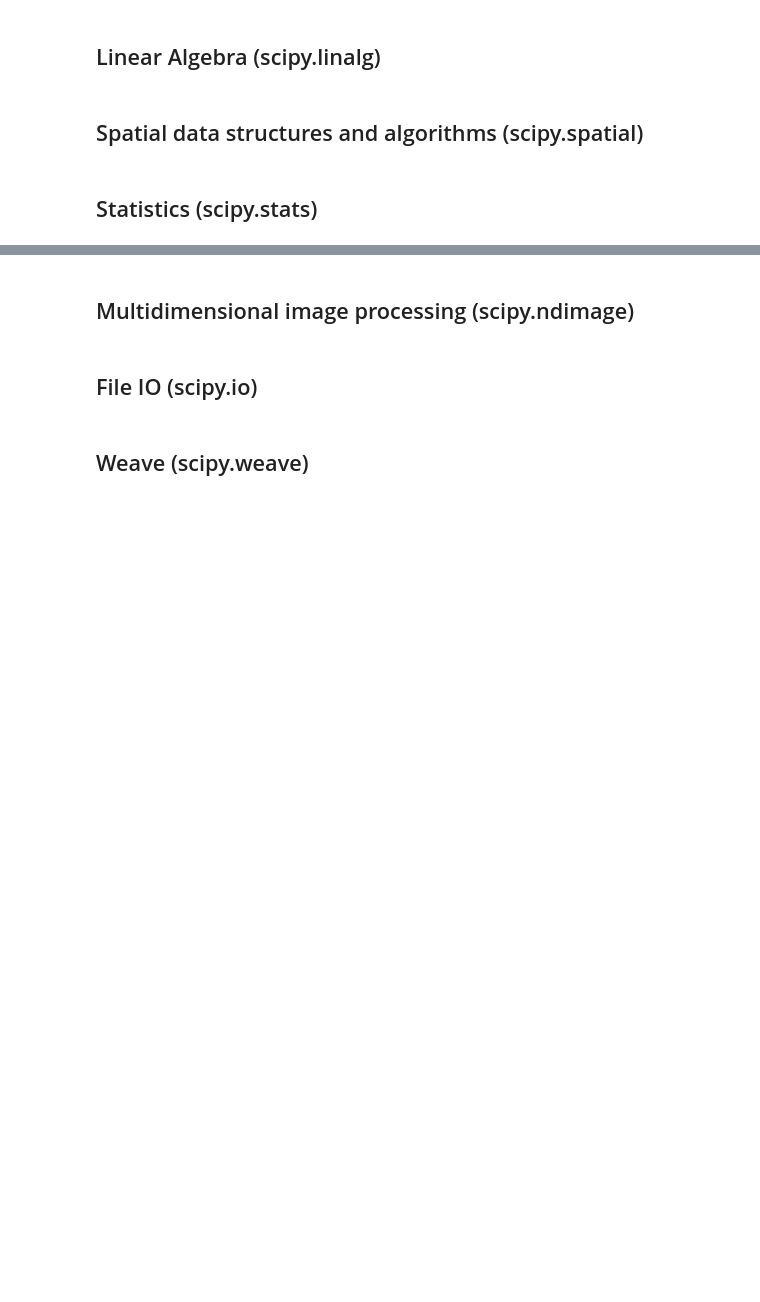
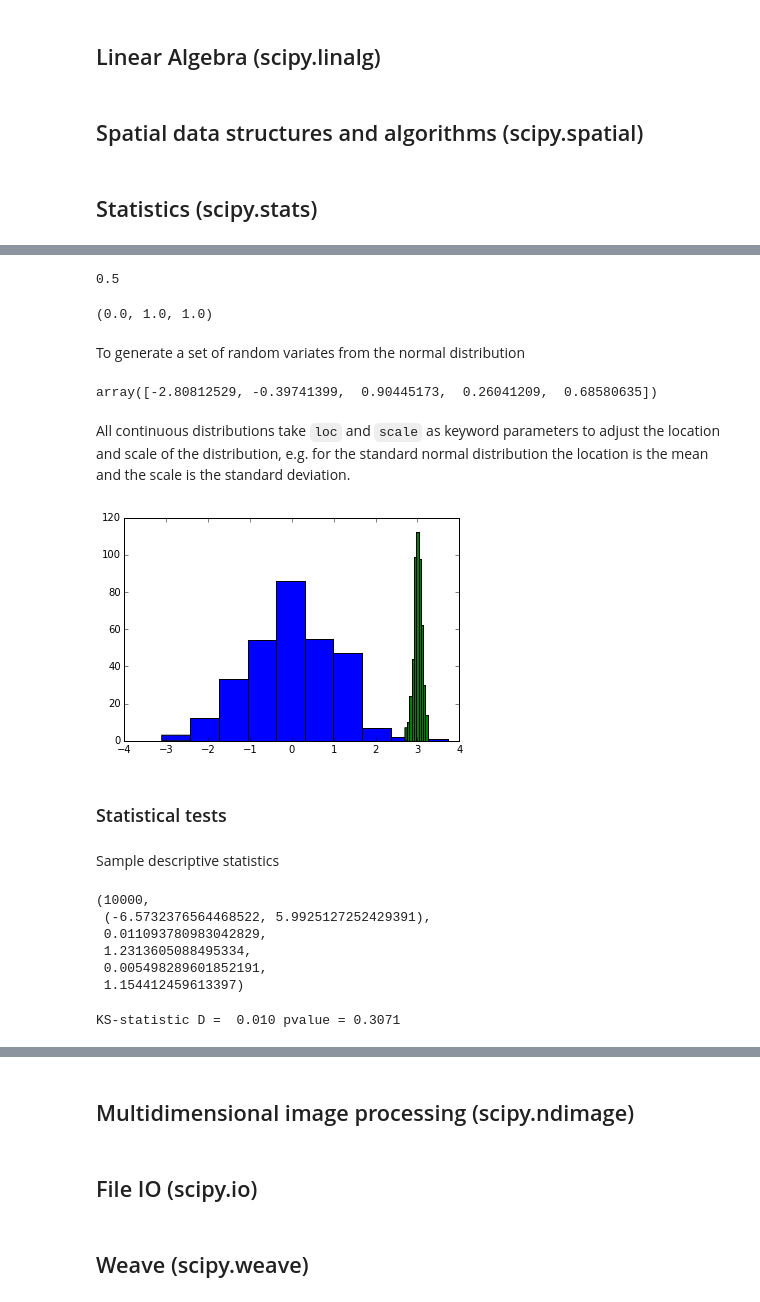
Before and after one commit to iastro-pt/python-for-astronomers, a Jupyter notebook: notebooks/Class 2 - Scipy.ipynb, the cells around one changed output, grey strips where cells are left out. Cells and saved outputs as stored; diff of their text form; code cells hidden in the pictures; blank space fills up the shorter version.

```diff
--- a/notebooks/Class 2 - Scipy.ipynb
+++ b/notebooks/Class 2 - Scipy.ipynb
@@ -127,0 +153,28 @@ def expint(n, x):
+# %%
+norm.cdf(0)
+# %% [output]
+0.5
+# %%
+norm.mean(), norm.std(), norm.var()
+# %% [output]
+(0.0, 1.0, 1.0)
+# %% [markdown]
+To generate a set of random variates from the normal distribution
+# %%
+norm.rvs(size=5)
+# %% [output]
+array([-2.80812529, -0.39741399,  0.90445173,  0.26041209,  0.68580635])
+# %% [markdown]
+All continuous distributions take `loc` and `scale` as keyword parameters to adjust the location and scale of the distribution, e.g. for the standard normal distribution the location is the mean and the scale is the standard deviation.
+# %%
+x = norm.rvs(size=300)
+y = norm.rvs(loc=3, scale=0.1, size=500)
+
+plt.figure()
+n, bins, p = plt.hist(x)
+n, bins, p = plt.hist(y)
+plt.show()
+# %% [output]
+[figure, added]
+# %% [markdown]
+### Statistical tests
@@ -127,0 +183,16 @@ def expint(n, x):
+# %% [markdown]
+Sample descriptive statistics
+# %%
+ss = stats.describe(x)
+ss  # this contains N, min, max, mean, variance, skewness, kurtosis
+# %% [output]
+(10000,
+ (-6.5732376564468522, 5.9925127252429391),
+ 0.011093780983042829,
+ 1.2313605088495334,
+ 0.005498289601852191,
+ 1.154412459613397)
+# %%
+print 'KS-statistic D = %6.3f pvalue = %6.4f' % stats.kstest(x, 't', (10,))
+# %% [output]
+KS-statistic D =  0.010 pvalue = 0.3071
```
Also changed, not shown: parts of 31 cells of this notebook.
